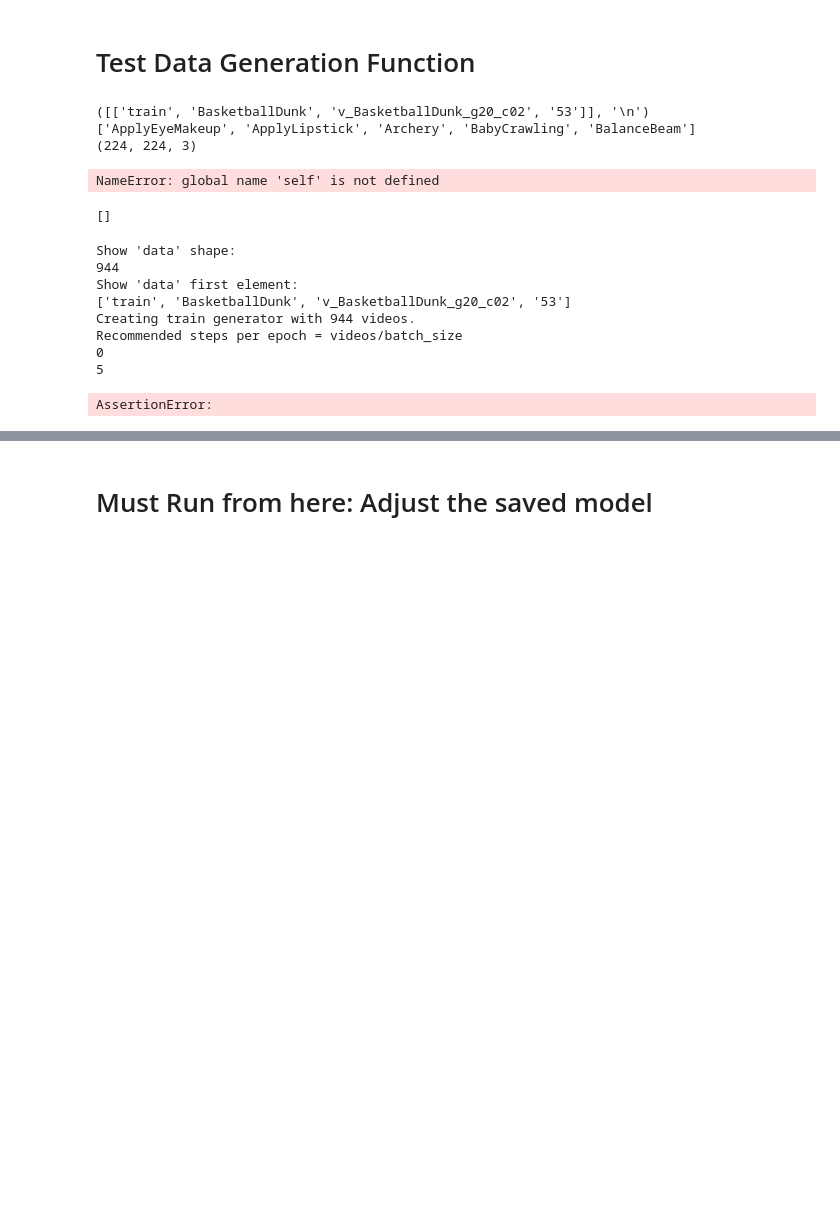
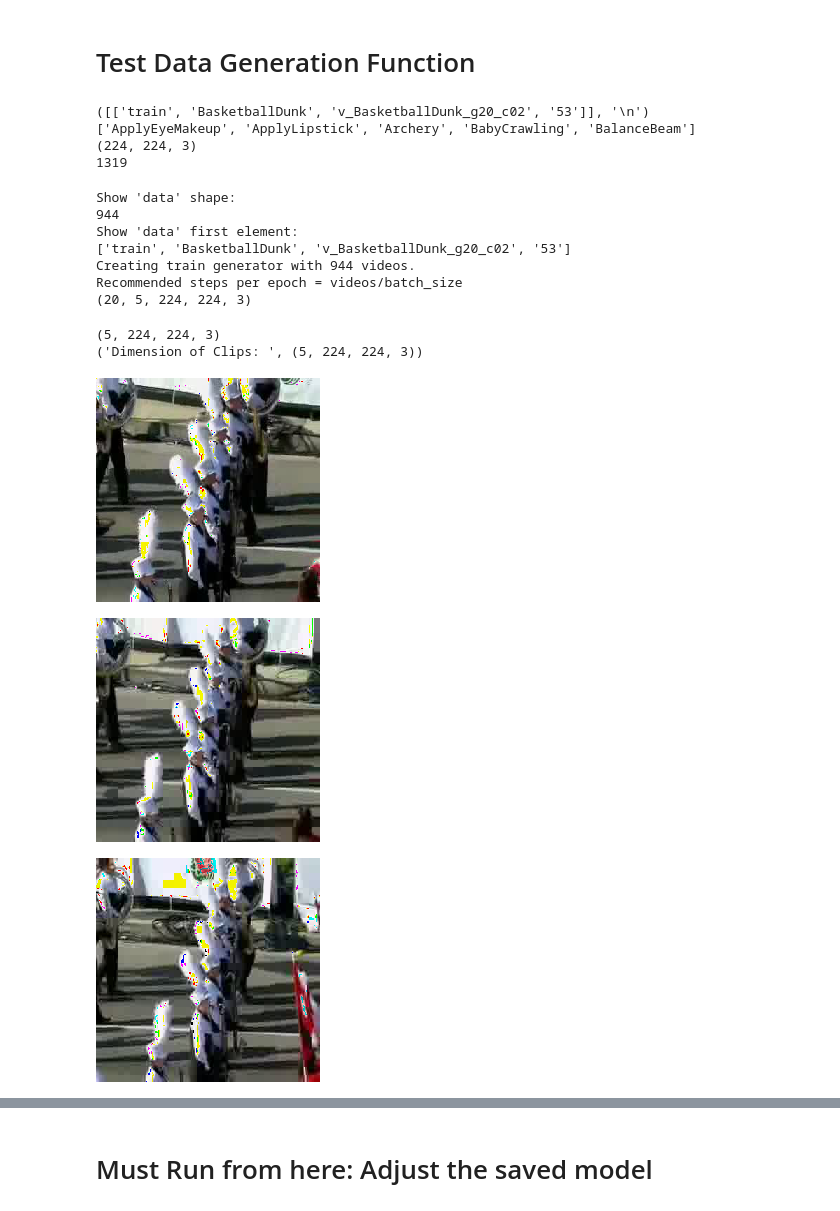
Before and after one commit to myt00seven/videodl, a Jupyter notebook: seq_inquiry/[OnGoing]V2VIR_V4.ipynb, the cells around one changed output, grey strips where cells are left out. Cells and saved outputs as stored; diff of their text form; code cells hidden in the pictures; blank space fills up the shorter version.

```diff
--- a/seq_inquiry/[OnGoing]V2VIR_V4.ipynb
+++ b/seq_inquiry/[OnGoing]V2VIR_V4.ipynb
@@ -85,6 +85,7 @@ data_type = 'images'
 concat=False
 # %%
 import data_seq
+from PIL import Image
 # from importlib import reload
 data_seq = reload(data_seq)
 
@@ -93,20 +94,12 @@ data = data_seq.DataSet(data_dir = data_path, seq_length=5,class_limit=10)
 print (data.data[:1], '\n')
 print (data.classes[:5])
 print (data.image_shape)
+print(len(data.data))
 # %% [output]
 ([['train', 'BasketballDunk', 'v_BasketballDunk_g20_c02', '53']], '\n')
 ['ApplyEyeMakeup', 'ApplyLipstick', 'Archery', 'BabyCrawling', 'BalanceBeam']
 (224, 224, 3)
+1319
-# %%
-train, test = data.split_train_test()
-sample = random.choice(train)
-frames = data.get_frames_for_sample(sample)
-# %% [output]
-NameError: global name 'self' is not defined
-# %%
-frames
-# %% [output]
-[]
 # %%
 generator = data.seq_generator(batch_size, 'train', 'images')
 
@@ -115,8 +108,9 @@ X,y  = next(generator);
 print(X.shape)
 
 images = X[18]
-imageio.mimsave('./movie.gif', images)
-HTML('<img src="./movie.gif">')
+# os.system("rm ./movie.gif")
+# imageio.mimsave('./movie.gif', images)
+# display(HTML('<img src="./movie.gif">'))
 # %% [output]
 Show 'data' shape:
 944
@@ -124,9 +118,28 @@ Show 'data' first element:
 ['train', 'BasketballDunk', 'v_BasketballDunk_g20_c02', '53']
 Creating train generator with 944 videos.
 Recommended steps per epoch = videos/batch_size
-0
-5
+(20, 5, 224, 224, 3)
-AssertionError:
+# %%
+
+def plot_clips(clips, idxClip = 0, N_Frame = 3):
+    from IPython.display import display
+    print("Dimension of Clips: ", clips.shape)
+    if clips.ndim == 4:
+        clip = clips
+    else:
+        clip = clips[0]
+    for idxFrame in range(0,N_Frame):
+        img = Image.fromarray( (clip[idxFrame]*256).astype("uint8") )
+        display(img)
+
+print(images.shape)
+plot_clips(images)
+# %% [output]
+(5, 224, 224, 3)
+('Dimension of Clips: ', (5, 224, 224, 3))
+[figure, added]
+[figure, added]
+[figure, added]
 # %%
 # X,y  = next(generator);
 # for i in range (0,5):
```
Also changed, not shown: parts of 23 cells of this notebook, 1 other file.
